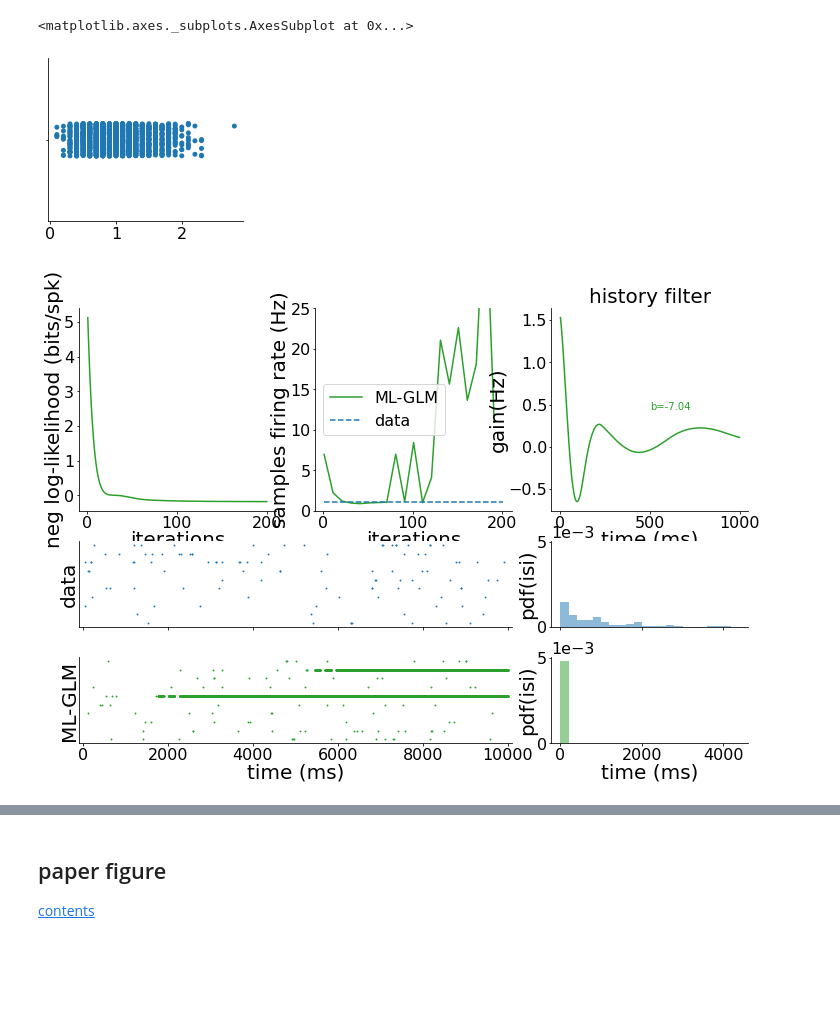
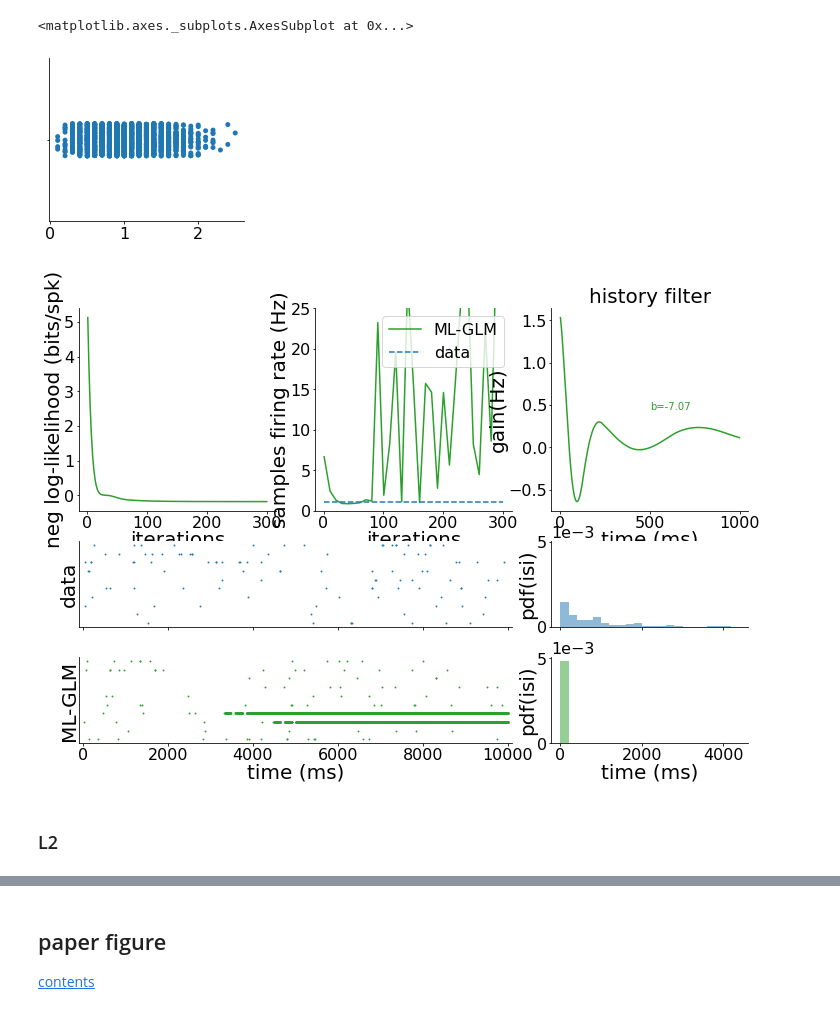
Before and after one commit to diegoarri91/mmd-glm, a Jupyter notebook: experiments/figure3/human_ctx_cimmd.ipynb, the cells around one changed output, grey strips where cells are left out. Cells and saved outputs as stored; diff of their text form; code cells hidden in the pictures; blank space fills up the shorter version.

```diff
--- a/experiments/figure3/human_ctx_cimmd.ipynb
+++ b/experiments/figure3/human_ctx_cimmd.ipynb
@@ -1,5 +1,6 @@
 # %%
 import copy
+from datetime import datetime
 import os
 import pickle
 import sys
@@ -12,6 +13,7 @@ matplotlib.rcParams['pdf.fonttype'] = 42
 matplotlib.rcParams['ps.fonttype'] = 42
 import matplotlib.pyplot as plt
 import numpy as np
+import pandas as pd
 from scipy.io import loadmat
 import torch
 from torch.optim import Adagrad, Adam, RMSprop, SGD
@@ -39,4 +41,4 @@ import matplotlib as mpl
 from nips import *
 for key, val in paper.items():
     mpl.rcParams[key] = val
-palette = dict(d='C0', ml='C2', mmd='C1')
+palette = dict(d='C0', ml='C2', mmd='C1', l2='C9')
@@ -123,12 +134,18 @@ autocov_train = np.mean(auto_covariance(mask_spikes_train, method='fft', subtrac
 
 conv_ker = KernelFun.gaussian_delta(20)
 argf_autocor = 200
-bins = np.arange(0, 4600, 200)
+bins = np.arange(0, 4600, 1)
 
 st_train = SpikeTrain(t, mask_spikes_train)
 isi_train = st_train.isi_distribution()
 mean_isi_train = np.mean(isi_train)
 
+padding = 200
+
+conv_ker = KernelFun.gaussian_delta(20)
+
+psth_d = np.mean(st_train.convolve(conv_ker), 1) * 1000
+
 # st_val = SpikeTrain(t, mask_spikes_val)
 # isi_val = st_val.isi_distribution()
 # mean_isi_val = np.mean(isi_val)
@@ -179,7 +238,7 @@ coefs = np.zeros(basis.shape[1])
 eta0 = KernelBasisValues(basis.copy(), [0, basis.shape[0]], 1, coefs=coefs)
 
 lr = 1e-1
-num_epochs = 200
+num_epochs = 300
 metrics_kwargs = dict(n_batch_fr=60)
 n_metrics = 10
 
@@ -198,6 +257,8 @@ _, r_train_dc_ml = glm.sample_conditioned(st_train.t, st_train.mask)
 _, r_fr_ml, mask_spikes_fr_ml = glm.sample(st_train.t, shape=(2400,))
 st_fr_ml = SpikeTrain(st_train.t, mask_spikes_fr_ml)
 fr_ml = np.sum(mask_spikes_fr_ml, 0) / (dt * mask_spikes_fr_ml.shape[0]) * 1000
+fr_sd_ml = np.std(fr_ml)# / np.sqrt(len(fr_ml))
+fr_mu_ml = np.mean(fr_ml)
 psth_ml = np.mean(st_fr_ml.convolve(conv_ker), 1) * 1000
 isi_fr_ml = st_fr_ml.isi_distribution()
 mean_isi_fr_ml = np.mean(isi_fr_ml)
@@ -207,12 +268,8 @@ autocov_ml = np.mean(auto_covariance(mask_spikes_fr_ml, method='fft', subtract_m
 z_ml, ks_ml = time_rescale_transform(dt, st_train.mask, r_train_dc_ml)
 values, bins_ks = np.histogram(np.concatenate(z_ml), bins=100)
 z_cum_ml = np.append(0., np.cumsum(values) / np.sum(values))
-# r_fr_ml = r_fr_ml * 1000
 
-# _, r_val_dc_ml = glm.sample_conditioned(st_val.t, st_val.mask)
-# r_val_dc_ml = np.mean(r_val_dc_ml, 1)
-# _, r_fr_ml, mask_spikes_fr_ml = glm.sample(st_val.t, shape=(st_val.mask.shape[1],))
-# st_fr_ml = SpikeTrain(st_val.t, mask_spikes_fr_ml)
-# mean_r_fr_ml = np.mean(r_fr_ml, 1)
-# sum_r_fr_ml = np.sum(r_fr_ml, 1)
+phi_d_ml = phi_autocov(t, torch.from_numpy(r_train_dc_ml), glm, padding=padding)
+phi_fr_ml = phi_autocov(t, torch.from_numpy(r_fr_ml[:len(t)]), glm, padding=padding)
+mmd_ml = (torch.sum((torch.mean(phi_d_ml.detach(), 1) - torch.mean(phi_fr_ml.detach(), 1))**2)).item()
 # %% [output]
@@ -225,7 +281,7 @@ import seaborn as sns
 sns.stripplot(_fr)
 # %% [output]
 <matplotlib.axes._subplots.AxesSubplot at 0x...>
-[figure, old version]
+[figure, new version]
 # %%
 for key, val in metrics_ml.items():
     metrics_ml[key] = np.array(val)
@@ -269,33 +325,35 @@ ax3.text(0.5, 0.5, 'b=' + str(np.round(glm.u0, 2)), color=palette['ml'], transfo
 st_train.plot(ax=ax4, ms=ms, color=palette['d'])
 # st_val.plot(ax=ax4, ms=0.7, color=palette['d'])
 ax4.tick_params(axis='both', labelbottom=False, labelleft=False)
 ax4.set_yticks([])
 # ax4.set_xlabel(None)
 ax4.set_ylabel('data')
 
 ax5.hist(isi_train, density=True, color=palette['d'], label='data', alpha=0.5, bins=bins)
 ax5.set_ylabel('pdf(isi)')
 ax5.tick_params(axis='both', labelbottom=False)
 
 # st_fr_ml.plot(ax=ax5, ms=0.7, color=palette['ml'])
 st_fr_ml_plot.sweeps(np.arange(10)).plot(ax=ax6, ms=ms, color=palette['ml'])
 myplt.set_labels(ax6, xlabel='time (ms)', ylabel='ML-GLM')
 ax6.set_yticks([])
 
 ax7.hist(isi_fr_ml, density=True, color=palette['ml'], label='ML-GLM', alpha=0.5, bins=bins)
 myplt.set_labels(ax7, xlabel='time (ms)', ylabel='pdf(isi)')
 ax7.ticklabel_format(axis="y", style="sci", scilimits=(0,0))
 
 fig.subplots_adjust(hspace=0.35)
 # fig.savefig('/home/diego/Dropbox/generative_glm/figures/human_ctx/human_ctx_ML.pdf', transparent=True)
 
-dic = dict(basis=basis, u0_ml=glm.u0, eta_coefs_ml=glm.eta.coefs,
+dic = dict(basis=basis, u0_ml=glm.u0, eta_coefs_ml=glm.eta.coefs, fr_mu_ml=fr_mu_ml, fr_sd_ml=fr_sd_ml,
            nll_normed_train_ml=nll_normed_train_ml, r_train_dc_ml=r_train_dc_ml, r_fr_ml=r_fr_ml, z_cum_ml=z_cum_ml,
-           st_fr_ml=st_fr_ml, psth_ml=psth_ml, bins_ks=bins_ks, fr_ml=fr_ml,
+           st_fr_ml=st_fr_ml, psth_ml=psth_ml, bins_ks=bins_ks, fr_ml=fr_ml, mmd_ml=mmd_ml, padding=padding,
            isi_fr_ml=isi_fr_ml, autocov_ml=autocov_ml, lr=lr)
 
 path = '/home/diego/storage/generative-glm/experiments/figure3/human_ctx/' + 'ml.pk'
 with open(path, "wb") as fit_file:
     pickle.dump(dic, fit_file)
 # %% [output]
-[figure, old version]
+[figure, new version]
+# %% [markdown]
+### L2 <a name="l2"></a>
```
Also changed, not shown: parts of 37 cells of this notebook, 17 other files.
